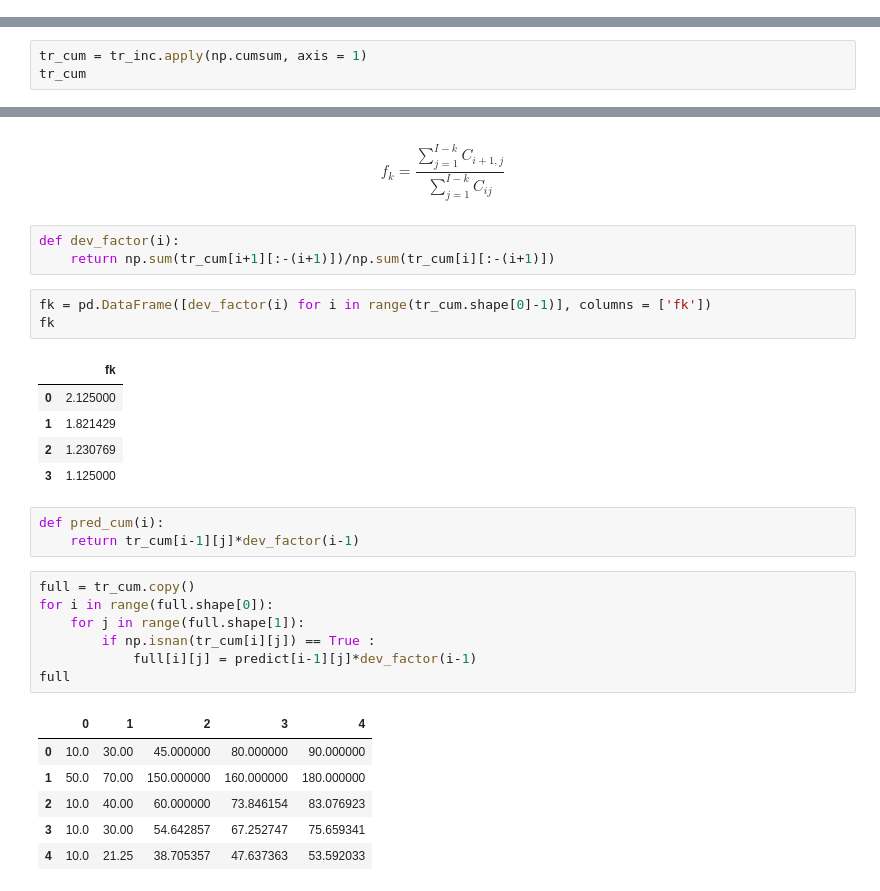
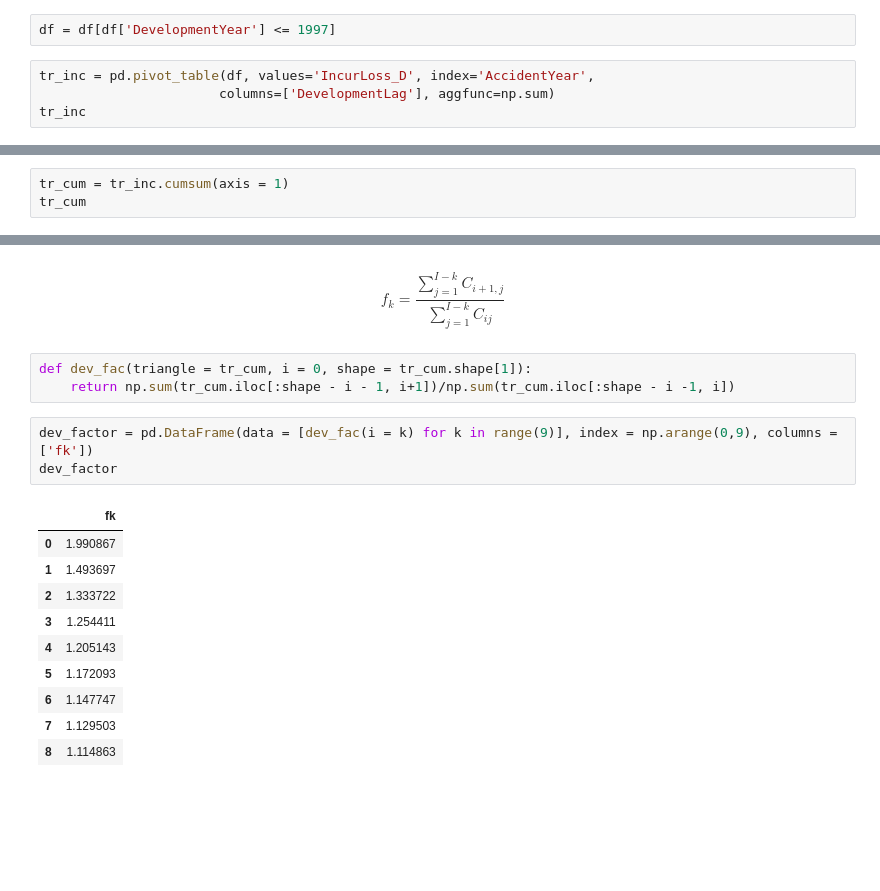
Before and after one commit to leonv1602/claim-reserving, a Jupyter notebook: basic-chain-ladder.ipynb, the cells around one changed output, grey strips where cells are left out. Saved outputs shown, nothing was run; the diff lists cells and outputs as text; blank space fills up the shorter version.

```diff
--- a/basic-chain-ladder.ipynb
+++ b/basic-chain-ladder.ipynb
@@ -29,0 +60,6 @@ tr_inc
+# %%
+df = df[df['DevelopmentYear'] <= 1997]
+# %%
+tr_inc = pd.pivot_table(df, values='IncurLoss_D', index='AccidentYear',
+                       columns=['DevelopmentLag'], aggfunc=np.sum)
+tr_inc
@@ -30,6 +79,6 @@ tr_inc
 # %% [markdown]
 For Chain Ladder Method we need to change the incremental run off triangle to cumulative run-off triangle
 # %%
-tr_cum = tr_inc.apply(np.cumsum, axis = 1)
+tr_cum = tr_inc.cumsum(axis = 1)
 tr_cum
 # %% [output]
@@ -49,31 +104,19 @@ tr_cum
     f_k = \frac{\sum_{j=1}^{I-k} C_{i+1,j}}{\sum_{j=1}^{I-k} C_{ij}}
 \end{equation}
 # %%
-def dev_factor(i):
-    return np.sum(tr_cum[i+1][:-(i+1)])/np.sum(tr_cum[i][:-(i+1)])
+def dev_fac(triangle = tr_cum, i = 0, shape = tr_cum.shape[1]):
+    return np.sum(tr_cum.iloc[:shape - i - 1, i+1])/np.sum(tr_cum.iloc[:shape - i -1, i])
 # %%
-fk = pd.DataFrame([dev_factor(i) for i in range(tr_cum.shape[0]-1)], columns = ['fk'])
-fk
+dev_factor = pd.DataFrame(data = [dev_fac(i = k) for k in range(9)], index = np.arange(0,9), columns = ['fk'])
+dev_factor
 # %% [output]
 |  | fk |
-| 0 | 2.125000 |
-| 1 | 1.821429 |
-| 2 | 1.230769 |
-| 3 | 1.125000 |
+| 0 | 1.990867 |
+| 1 | 1.493697 |
+| 2 | 1.333722 |
+| 3 | 1.254411 |
+| 4 | 1.205143 |
+| 5 | 1.172093 |
+| 6 | 1.147747 |
+| 7 | 1.129503 |
+| 8 | 1.114863 |
-# %%
-def pred_cum(i):
-    return tr_cum[i-1][j]*dev_factor(i-1)
-# %%
-full = tr_cum.copy()
-for i in range(full.shape[0]):
-    for j in range(full.shape[1]):
-        if np.isnan(tr_cum[i][j]) == True :
-            full[i][j] = predict[i-1][j]*dev_factor(i-1)
-full
-# %% [output]
-|  | 0 | 1 | 2 | 3 | 4 |
-| 0 | 10.0 | 30.00 | 45.000000 | 80.000000 | 90.000000 |
-| 1 | 50.0 | 70.00 | 150.000000 | 160.000000 | 180.000000 |
-| 2 | 10.0 | 40.00 | 60.000000 | 73.846154 | 83.076923 |
-| 3 | 10.0 | 30.00 | 54.642857 | 67.252747 | 75.659341 |
-| 4 | 10.0 | 21.25 | 38.705357 | 47.637363 | 53.592033 |
```
Also changed, not shown: parts of 20 cells of this notebook.
